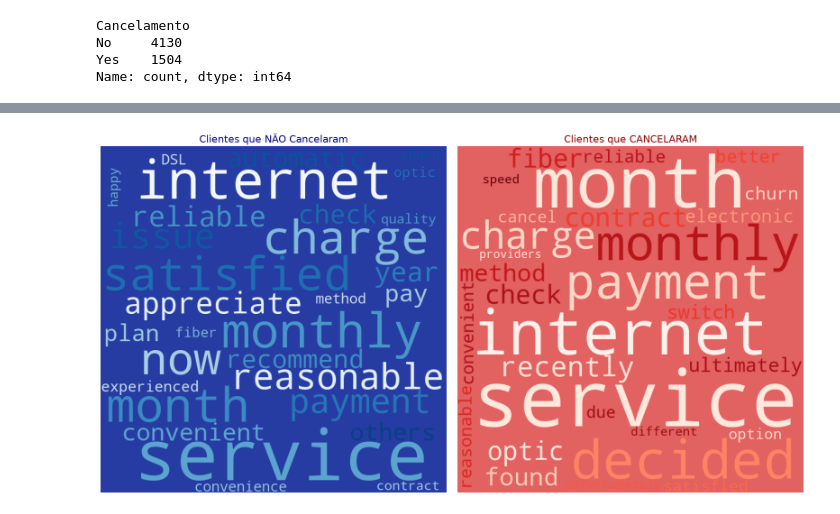
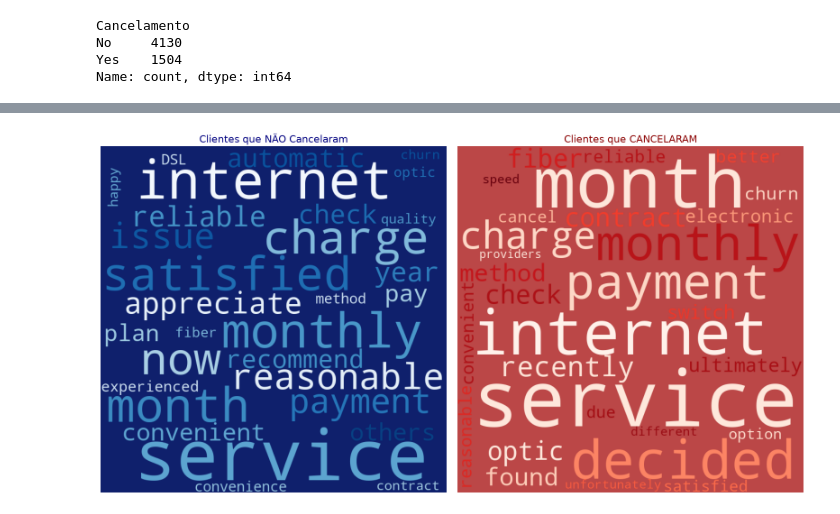
Before and after one commit to VannaGilio/terra-telefonica, a Jupyter notebook: telefonica-terra.ipynb, the cells around one changed output, grey strips where cells are left out. Saved outputs shown, nothing was run; the diff lists cells and outputs as text; code cells hidden in the pictures.

```diff
--- a/telefonica-terra.ipynb
+++ b/telefonica-terra.ipynb
@@ -201,0 +252,15 @@ Name: count, dtype: int64
+# %%
+# 1. Se CobrançaTotal for nula, calcula: Mensal x Duração em Meses
+mask_tc = df["CobrancaTotal"].isna() & df["DuracaoContrato"].notna()
+df.loc[mask_tc, "CobrancaTotal"] = (
+    df.loc[mask_tc, "CobrancaMensal"] * df.loc[mask_tc, "DuracaoContrato"]
+)
+
+# 2. Se a duração do contrato for desconhecida, estima: CobrançaTotal / Mensal
+mask_dur = (
+    df["CobrancaMensal"].notna()
+    & df["CobrancaTotal"].notna()
+)
+df.loc[mask_dur, "DuracaoContrato"] = (
+    df.loc[mask_dur, "CobrancaTotal"] / df.loc[mask_dur, "CobrancaMensal"]
+).round()
@@ -689,7 +783,7 @@ texto_cancelou = " ".join(
 nuvem_nao = WordCloud(
     width=700,
     height=700,
-    background_color="#263CA2",
+    background_color="#0F206C",
     stopwords=palavras_ignoradas,
     max_words=30,
     collocations=False,
@@ -699,32 +793,32 @@ nuvem_nao = WordCloud(
 
 # 3. Gera a nuvem de palavras para quem CANCELOU (colormap vermelho)
 nuvem_sim = WordCloud(
     width=700,
     height=700,
-    background_color="#E2616168",
+    background_color="#BB4747D2",
     stopwords=palavras_ignoradas,
     max_words=30,
     collocations=False,
     colormap="Reds",
     random_state=42,
 ).generate(texto_cancelou)
 
 # 4. Plota os dois gráficos lado a lado usando subplots
 fig, axes = plt.subplots(1, 2, figsize=(16, 8))
 
 axes[0].imshow(nuvem_nao, interpolation="bilinear")
 axes[0].axis("off")
 axes[0].set_title(
     "Clientes que NÃO Cancelaram", fontsize=16, color="navy"
 )
 
 axes[1].imshow(nuvem_sim, interpolation="bilinear")
 axes[1].axis("off")
 axes[1].set_title(
     "Clientes que CANCELARAM", fontsize=16, color="darkred"
 )
 
 plt.tight_layout()
 plt.show()
 # %% [output]
-[figure, old version]
+[figure, new version]
```
Also changed, not shown: parts of 12 cells of this notebook, 1 other file.
